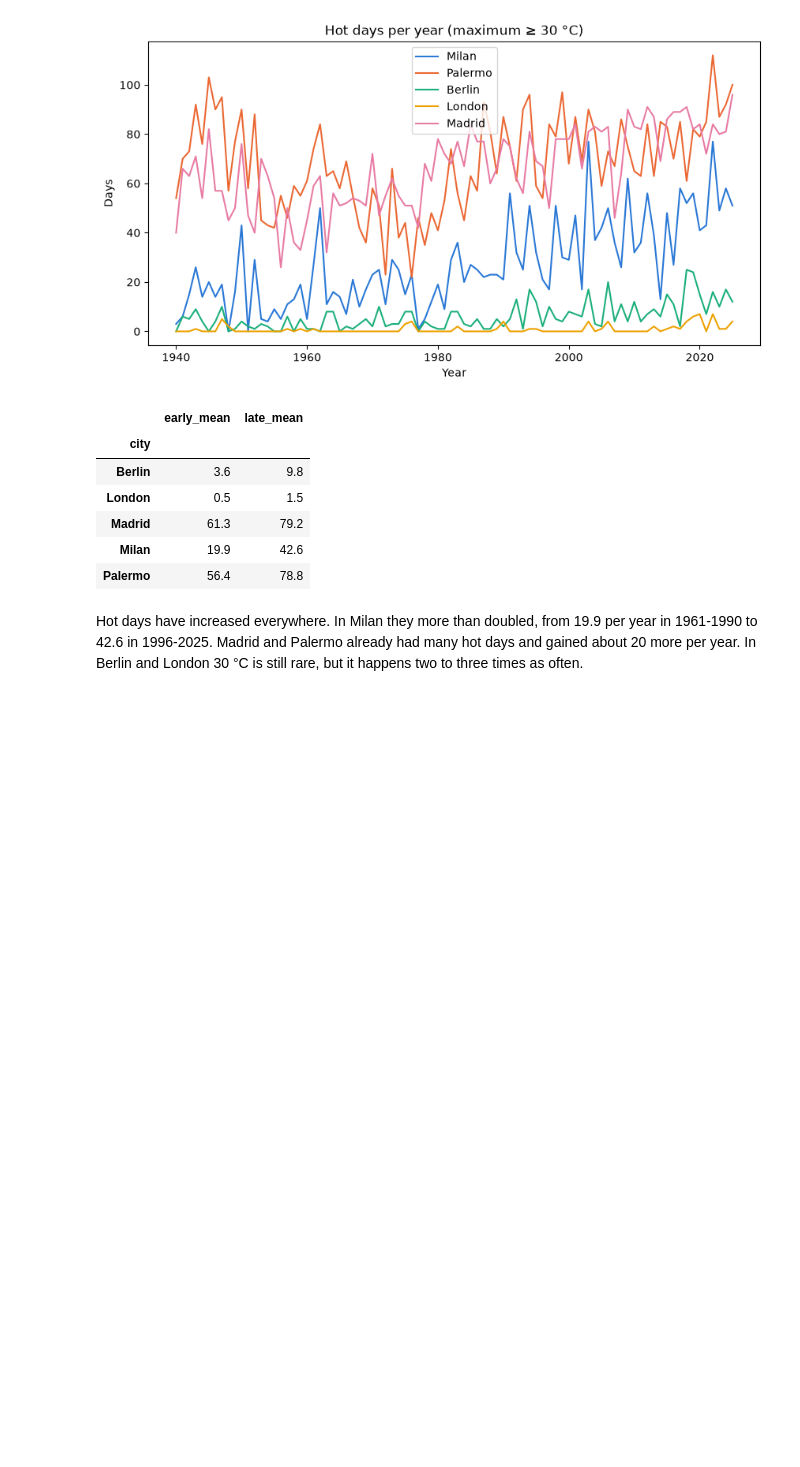
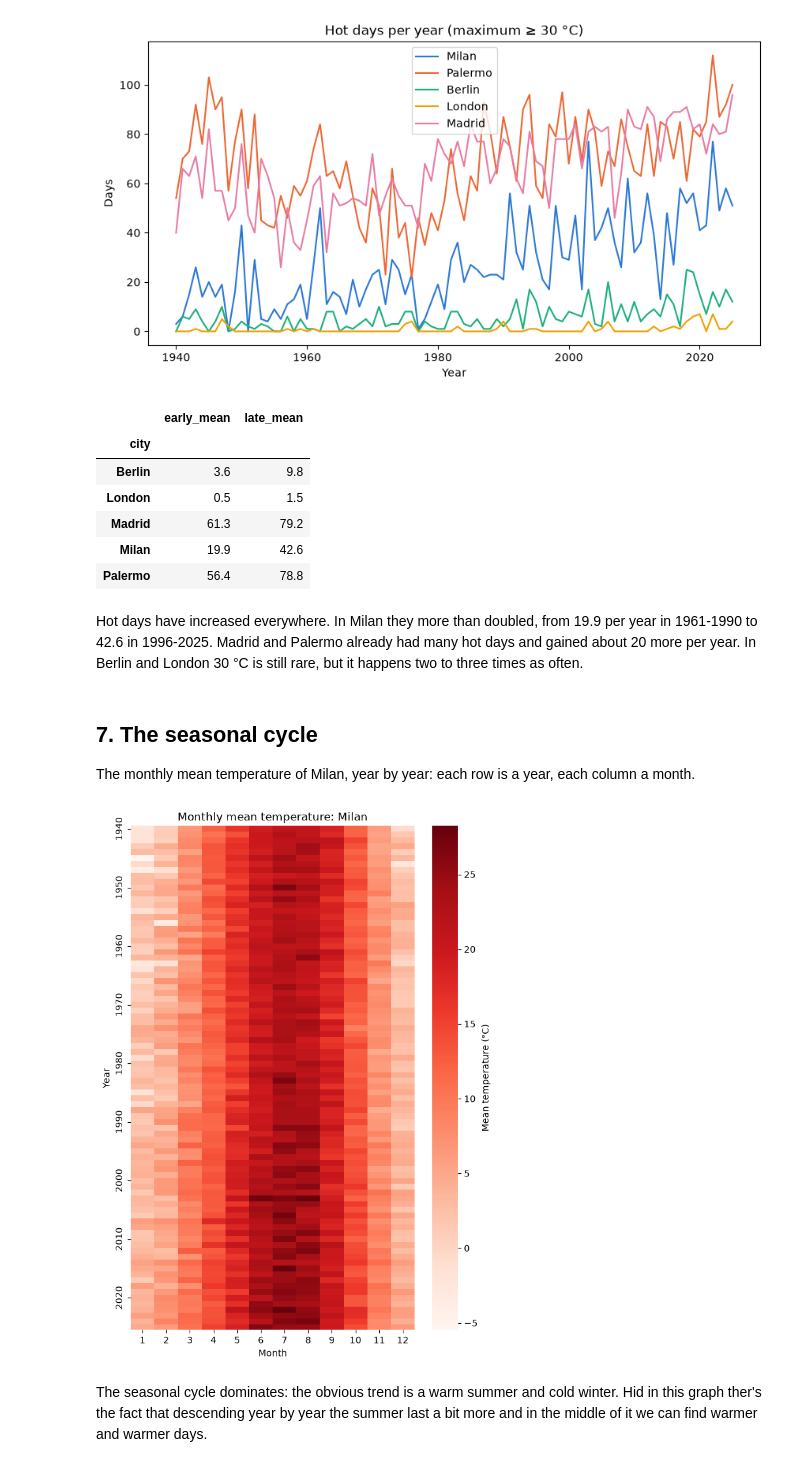
Before and after one commit to frapanzera-ctrl/Weather_report_Panzera, a Jupyter notebook: notebooks/weather_report.ipynb, the cells around one changed output. Saved outputs shown, nothing was run; the diff lists cells and outputs as text; code cells hidden in the pictures; blank space fills up the shorter version.

Commit message:
Add monthly heatmap section to notebook

```diff
--- a/notebooks/weather_report.ipynb
+++ b/notebooks/weather_report.ipynb
@@ -253,3 +253,17 @@ Hot days have increased everywhere. In Milan they more than doubled,
 from 19.9 per year in 1961-1990 to 42.6 in 1996-2025. Madrid and Palermo
 already had many hot days and gained about 20 more per year. In Berlin
 and London 30 °C is still rare, but it happens two to three times as often.
+# %% [markdown]
+## 7. The seasonal cycle
+
+The monthly mean temperature of Milan, year by year: each row is a year,
+each column a month.
+# %%
+fig = plots.plot_monthly_heatmap(monthly, "Milan")
+path = storage.save_figure(fig, "heatmap_milan")
+# %% [output]
+[figure, added]
+# %% [markdown]
+The seasonal cycle dominates: the obvious trend is a warm summer and cold winter.
+Hid in this graph ther's the fact that descending year by year the summer last
+a bit more and in the middle of it we can find warmer and warmer days.
```
